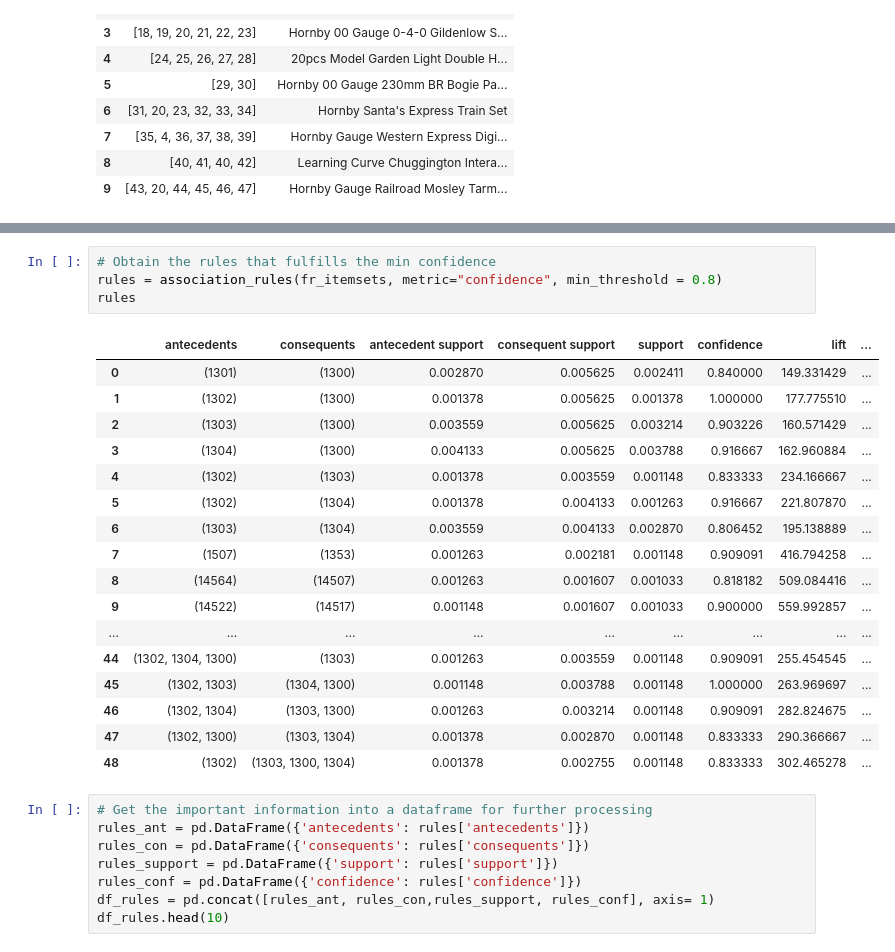
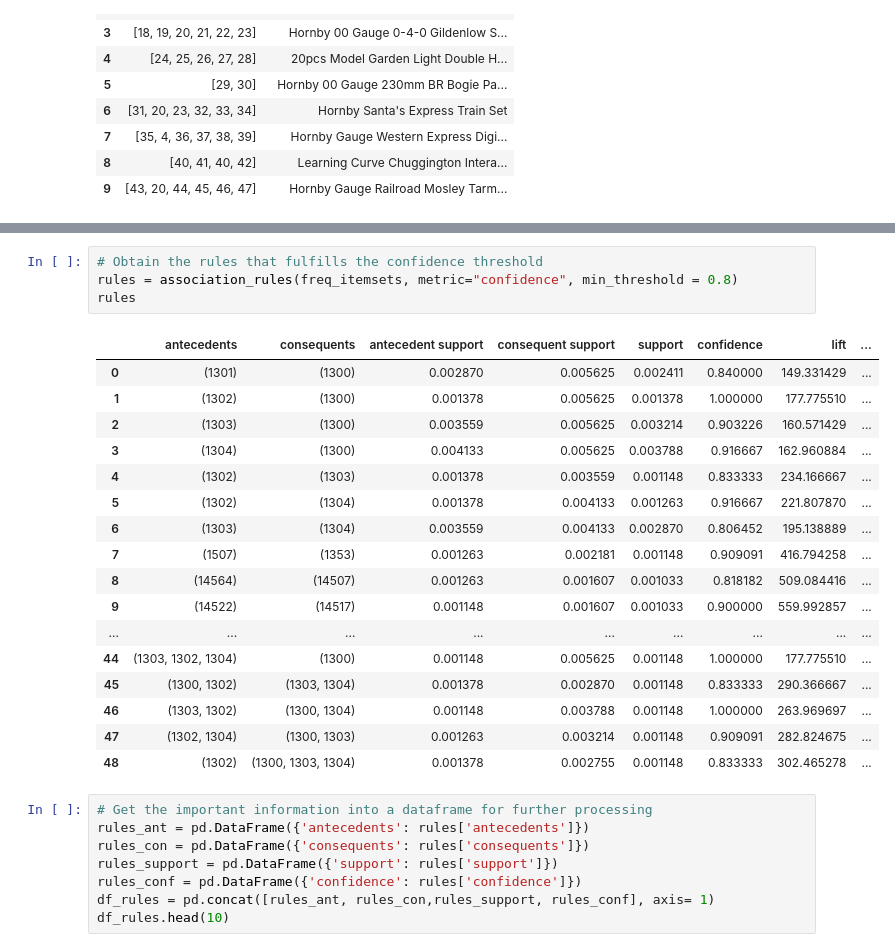
Before and after one commit to yeewearn/FIT3162-FYP, a Jupyter notebook: uniqueID_apriori.ipynb, the cells around one changed output, grey strips where cells are left out. Saved outputs shown, nothing was run; the diff lists cells and outputs as text.

```diff
--- a/uniqueID_apriori.ipynb
+++ b/uniqueID_apriori.ipynb
@@ -156,25 +130,25 @@ freq_itemsets
 # %%
-# Obtain the rules that fulfills the min confidence
-rules = association_rules(fr_itemsets, metric="confidence", min_threshold = 0.8)
+# Obtain the rules that fulfills the confidence threshold
+rules = association_rules(freq_itemsets, metric="confidence", min_threshold = 0.8)
 rules
 # %% [output]
 |  | antecedents | consequents | antecedent support | consequent support | support | confidence | lift | ... |
 | 0 | (1301) | (1300) | 0.002870 | 0.005625 | 0.002411 | 0.840000 | 149.331429 | ... |
 | 1 | (1302) | (1300) | 0.001378 | 0.005625 | 0.001378 | 1.000000 | 177.775510 | ... |
 | 2 | (1303) | (1300) | 0.003559 | 0.005625 | 0.003214 | 0.903226 | 160.571429 | ... |
 | 3 | (1304) | (1300) | 0.004133 | 0.005625 | 0.003788 | 0.916667 | 162.960884 | ... |
 | 4 | (1302) | (1303) | 0.001378 | 0.003559 | 0.001148 | 0.833333 | 234.166667 | ... |
 | 5 | (1302) | (1304) | 0.001378 | 0.004133 | 0.001263 | 0.916667 | 221.807870 | ... |
 | 6 | (1303) | (1304) | 0.003559 | 0.004133 | 0.002870 | 0.806452 | 195.138889 | ... |
 | 7 | (1507) | (1353) | 0.001263 | 0.002181 | 0.001148 | 0.909091 | 416.794258 | ... |
 | 8 | (14564) | (14507) | 0.001263 | 0.001607 | 0.001033 | 0.818182 | 509.084416 | ... |
 | 9 | (14522) | (14517) | 0.001148 | 0.001607 | 0.001033 | 0.900000 | 559.992857 | ... |
 | ... | ... | ... | ... | ... | ... | ... | ... | ... |
-| 44 | (1302, 1304, 1300) | (1303) | 0.001263 | 0.003559 | 0.001148 | 0.909091 | 255.454545 | ... |
-| 45 | (1302, 1303) | (1304, 1300) | 0.001148 | 0.003788 | 0.001148 | 1.000000 | 263.969697 | ... |
-| 46 | (1302, 1304) | (1303, 1300) | 0.001263 | 0.003214 | 0.001148 | 0.909091 | 282.824675 | ... |
-| 47 | (1302, 1300) | (1303, 1304) | 0.001378 | 0.002870 | 0.001148 | 0.833333 | 290.366667 | ... |
-| 48 | (1302) | (1303, 1300, 1304) | 0.001378 | 0.002755 | 0.001148 | 0.833333 | 302.465278 | ... |
+| 44 | (1303, 1302, 1304) | (1300) | 0.001148 | 0.005625 | 0.001148 | 1.000000 | 177.775510 | ... |
+| 45 | (1300, 1302) | (1303, 1304) | 0.001378 | 0.002870 | 0.001148 | 0.833333 | 290.366667 | ... |
+| 46 | (1303, 1302) | (1300, 1304) | 0.001148 | 0.003788 | 0.001148 | 1.000000 | 263.969697 | ... |
+| 47 | (1302, 1304) | (1300, 1303) | 0.001263 | 0.003214 | 0.001148 | 0.909091 | 282.824675 | ... |
+| 48 | (1302) | (1300, 1303, 1304) | 0.001378 | 0.002755 | 0.001148 | 0.833333 | 302.465278 | ... |
 # %%
 # Get the important information into a dataframe for further processing
 rules_ant = pd.DataFrame({'antecedents': rules['antecedents']})
```
Also changed, not shown: parts of 17 cells of this notebook.
